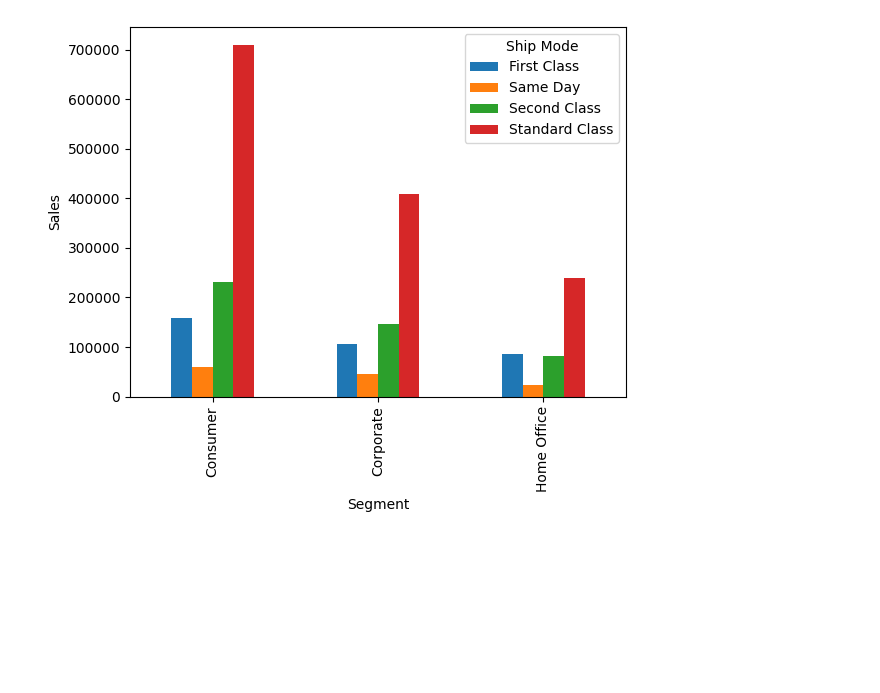
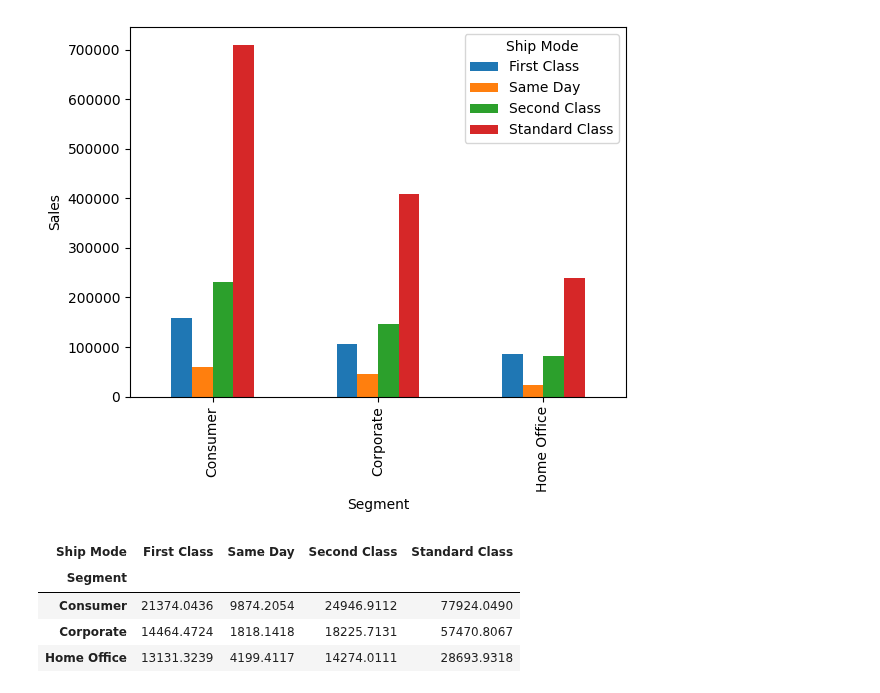
Before and after one commit to khangnl24112002/DataVisualization_Group02_Lab01, a Jupyter notebook: main.ipynb, the cells around one changed output. Cells and saved outputs as stored; diff of their text form; code cells hidden in the pictures; blank space fills up the shorter version.

```diff
--- a/main.ipynb
+++ b/main.ipynb
@@ -220,3 +220,12 @@ plt.ylabel("Sales")
 # %% [output]
 Text(0, 0.5, 'Sales')
 [figure]
+# %%
+pivot_table2 = df.pivot_table(index = "Segment" ,columns="Ship Mode" ,values='Profit' , aggfunc = 'sum')
+pivot_table2
+# %% [output]
+| Ship Mode | First Class | Same Day | Second Class | Standard Class |
+| Segment |  |  |  |  |
+| Consumer | 21374.0436 | 9874.2054 | 24946.9112 | 77924.0490 |
+| Corporate | 14464.4724 | 1818.1418 | 18225.7131 | 57470.8067 |
+| Home Office | 13131.3239 | 4199.4117 | 14274.0111 | 28693.9318 |
```
Also changed, not shown: parts of 2 cells of this notebook.
